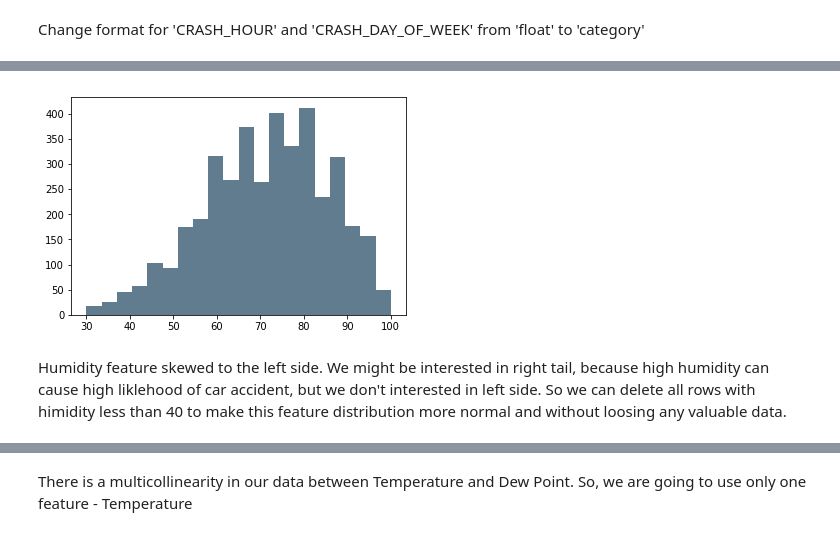
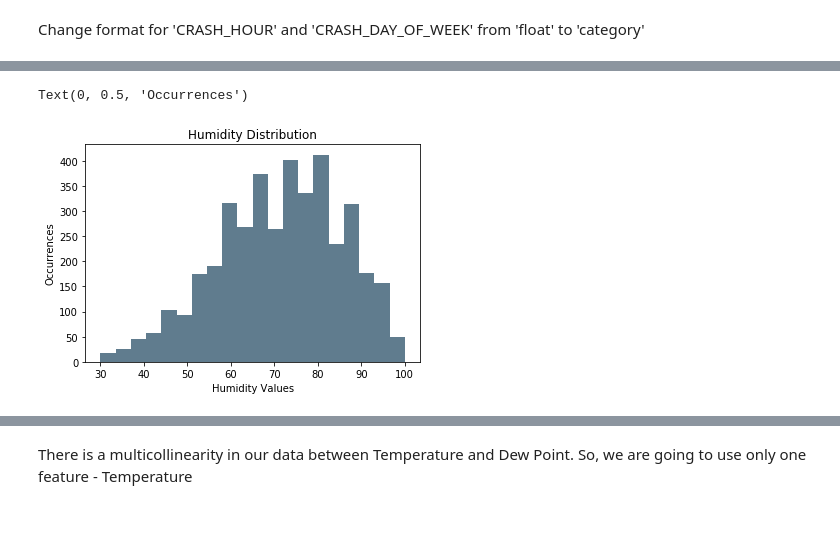
Before and after one commit to natalipivnitskaya/Metis-Bootcamp, a Jupyter notebook: projects/02-luther/Feature_engineering_and_Modeling.ipynb, the cells around one changed output, grey strips where cells are left out. Cells and saved outputs as stored; diff of their text form; code cells hidden in the pictures.

```diff
--- a/projects/02-luther/Feature_engineering_and_Modeling.ipynb
+++ b/projects/02-luther/Feature_engineering_and_Modeling.ipynb
@@ -33,4 +33,4 @@ data.head()
 # %% [markdown]
 Aggregation based on each hour
 # %%
-agg = data.groupby('DATE_HOUR').agg({'Temperature': 'mean', 'Dew Point': 'mean', 'Humidity': 'mean', 'Wind Speed': 'mean', 'Pressure': 'mean', 'Date': 'count'}).reset_index()
+data_agg = data.groupby('DATE_HOUR').agg({'Temperature': 'mean', 'Dew Point': 'mean', 'Humidity': 'mean', 'Wind Speed': 'mean', 'Pressure': 'mean', 'Date': 'count'}).reset_index().rename(columns = {'Date': 'Crashes'})
@@ -46,4 +53,4 @@ Change format for 'CRASH_HOUR' and 'CRASH_DAY_OF_WEEK' from 'float' to 'category
 cat_variab['CRASH_HOUR'] = cat_variab['CRASH_HOUR'].astype('int').astype('category')
 cat_variab['CRASH_DAY_OF_WEEK'] = cat_variab['CRASH_DAY_OF_WEEK'].astype('int').astype('category')
 # %%
-inc_cat_var = pd.merge(agg, cat_variab, on = 'DATE_HOUR')
+data_merged = pd.merge(data_agg, cat_variab, on = 'DATE_HOUR')
@@ -51,0 +91,2 @@ Plotting
+# %%
+data_merged['Crashes'] = np.log(data_merged['Crashes'])
@@ -52,6 +103,8 @@ Plotting
 # %%
-plt.hist(inc_cat_var['Humidity'].values, 20, density=False, align='mid', color='#607c8e');
+plt.hist(data_merged['Humidity'].values, 20, density=False, align='mid', color='#607c8e');
+plt.title('Humidity Distribution')
+plt.xlabel('Humidity Values')
+plt.ylabel('Occurrences')
 # %% [output]
+Text(0, 0.5, 'Occurrences')
-[figure, old version]
+[figure, new version]
-# %% [markdown]
-Humidity feature skewed to the left side. We might be interested in right tail, because high humidity can cause high liklehood of car accident, but we don't interested in left side. So we can delete all rows with himidity less than 40 to make this feature distribution more normal and without loosing any valuable data.
```
Also changed, not shown: parts of 91 cells of this notebook.
